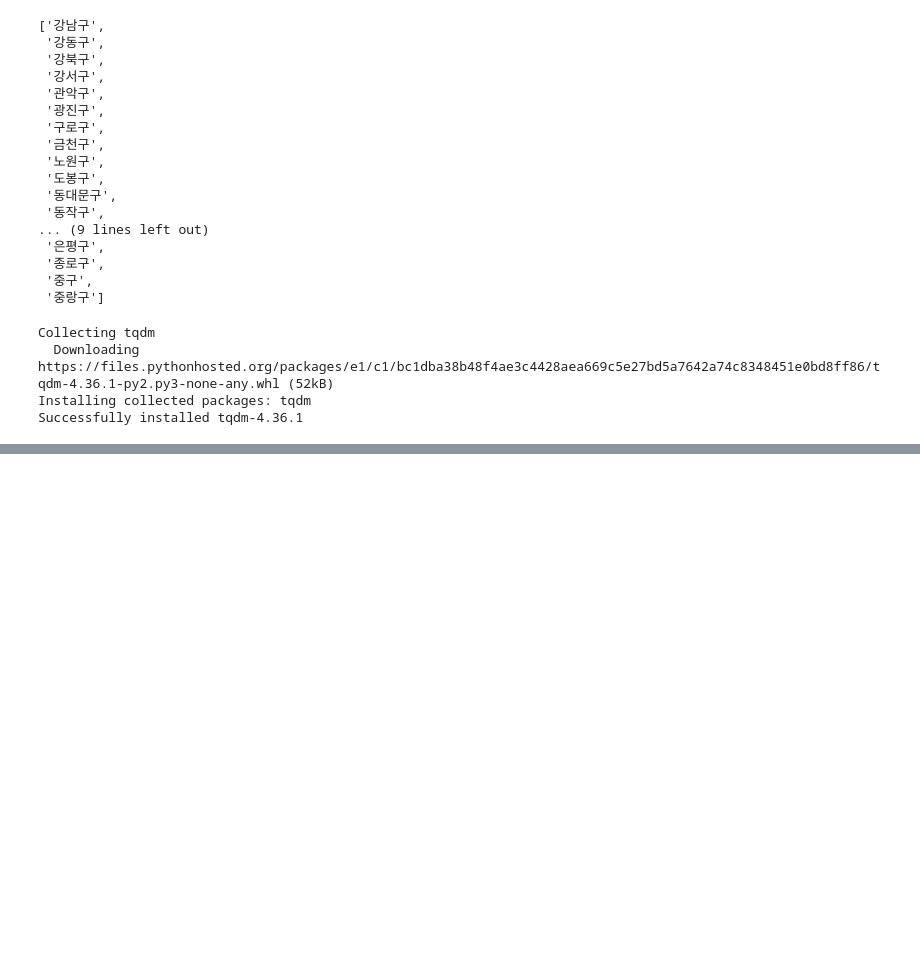
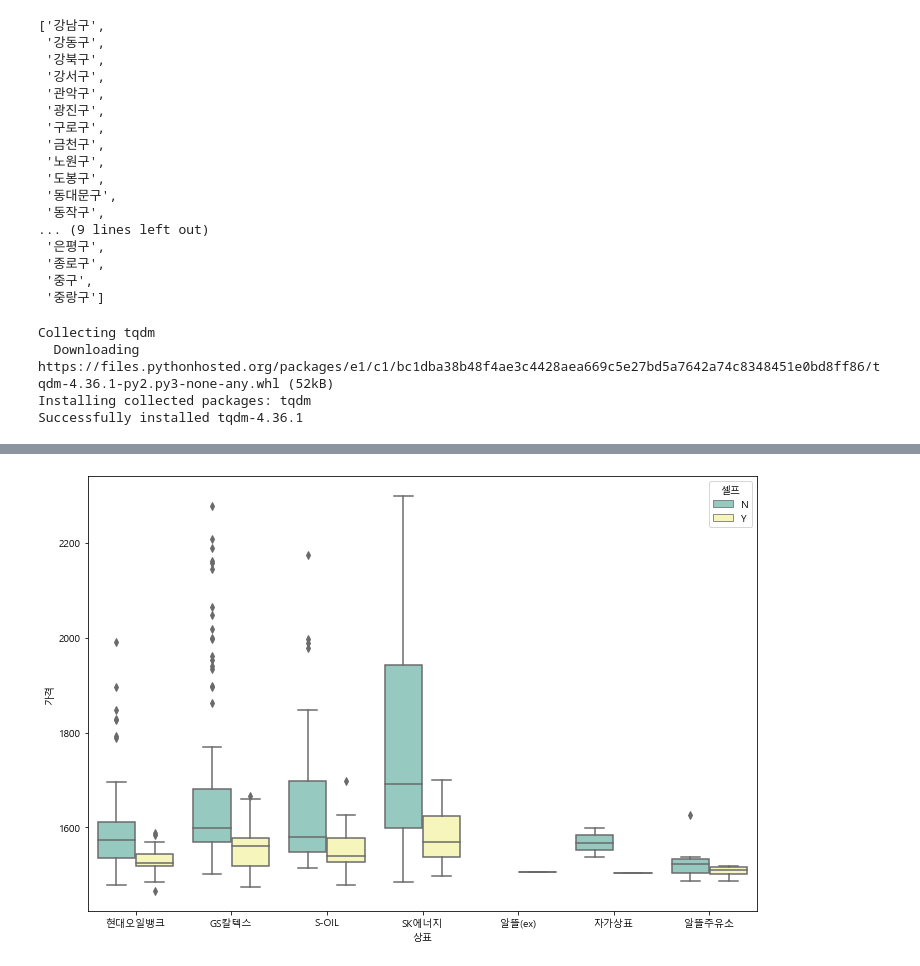
Before and after one commit to dazzul94/python_basic, a Jupyter notebook: 20190922/jupyter_04_opinet.ipynb, the cells around one changed output, grey strips where cells are left out. Saved outputs shown, nothing was run; the diff lists cells and outputs as text; code cells hidden in the pictures; blank space fills up the shorter version.

```diff
--- a/20190922/jupyter_04_opinet.ipynb
+++ b/20190922/jupyter_04_opinet.ipynb
@@ -102,0 +341,7 @@ driver.close()
+# %%
+plt.figure(figsize = (12, 8))
+sns.boxplot(x = '상표', y = '가격', hue = '셀프', data = stations, palette = 'Set3')
+plt.show()
+# stations.boxplot(column='가격', by='상표', figsize=(12, 8))
+# %% [output]
+[figure, added]
```
Also changed, not shown: parts of 19 cells of this notebook, 25 other files.
